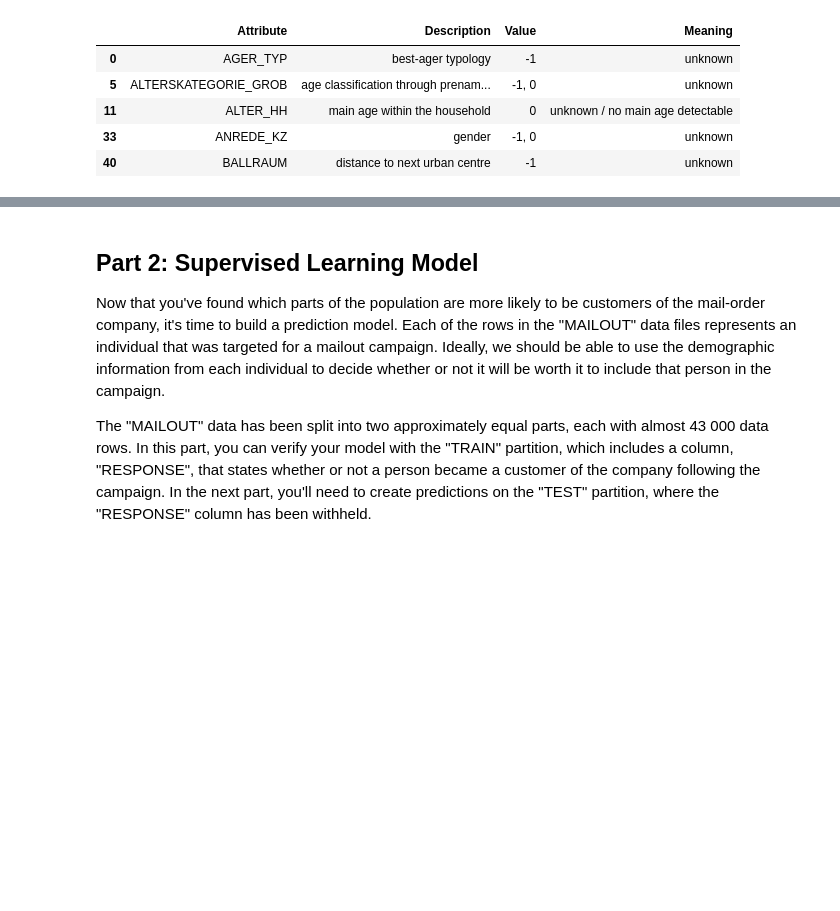
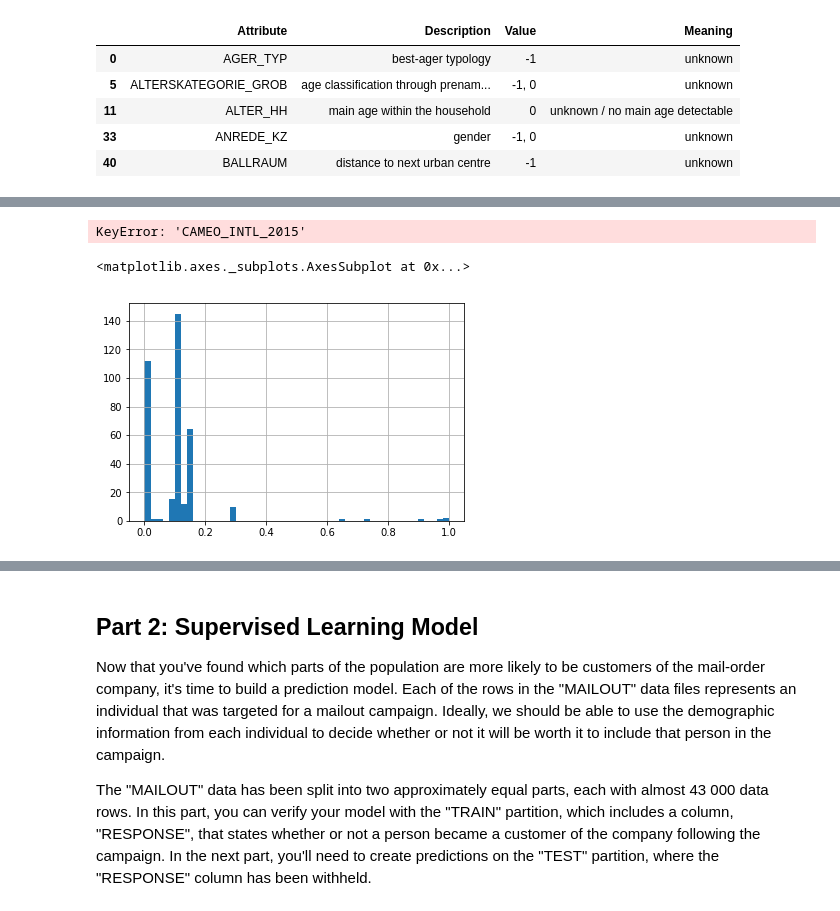
Before and after one commit to Vee-Ouma/Arvato-Udacity-Captsone, a Jupyter notebook: Arvato Project Workbook.ipynb, the cells around one changed output, grey strips where cells are left out. Saved outputs shown, nothing was run; the diff lists cells and outputs as text; code cells hidden in the pictures; blank space fills up the shorter version.

```diff
--- a/Arvato Project Workbook.ipynb
+++ b/Arvato Project Workbook.ipynb
@@ -197,15 +230,20 @@ azdias['CAMEO_DEU_2015'].unique()
 # detailed info about the wealth. (approx 100 categories). CAMEO_DEUG_2015 was a similar
 # indicator, only with 10 instead of 100 categories. So I'll assume 10 categories
 # are enough to define wealth, and remove CAMEO_DEU_2015
-azdias.drop(columns=['CAMEO_DEU_2015']), inplace = True)
+
+del azdias['CAMEO_DEU_2015']
+#azdias.drop(columns=['CAMEO_DEU_2015'], inplace = True)
-# %%
-# "CAMEO_INTL_2015" is also removed for simplicity, because of it's numerous unique values.
-azdias['CAMEO_INTL_2015'].unique()
-azdias.drop(columns=['CAMEO_INTL_2015'],inplace = True)
 # %%
+# "CAMEO_INTL_2015 and D19_LETZTER_KAUF_BRANCHE are removed for simplicity, because they have numerous unique values.
 # EINGEFUEGT_AM is some time related feature and is removed
-azdias.drop(columns=['EINGEFUEGT_AM'],inplace = True)
+del azdias['CAMEO_INTL_2015']
+del azdias['D19_LETZTER_KAUF_BRANCHE']
+del azdias['EINGEFUEGT_AM']
+# %% [output]
+KeyError: 'CAMEO_INTL_2015'
-# %%
-# D19_LETZTER_KAUF_BRANCHE
-azdias['D19_LETZTER_KAUF_BRANCHE'].unique()
-azdias.drop(['D19_LETZTER_KAUF_BRANCHE'],axis=1,inplace = True)
+# %%
+# Look at columns proportion of nan values and remove those that have too much
+(azdias.isnull().sum(axis=0)/len(azdias)).hist(bins=50)
+# %% [output]
+<matplotlib.axes._subplots.AxesSubplot at 0x...>
+[figure, added]
```
Also changed, not shown: parts of 92 cells of this notebook, 2 other files.
